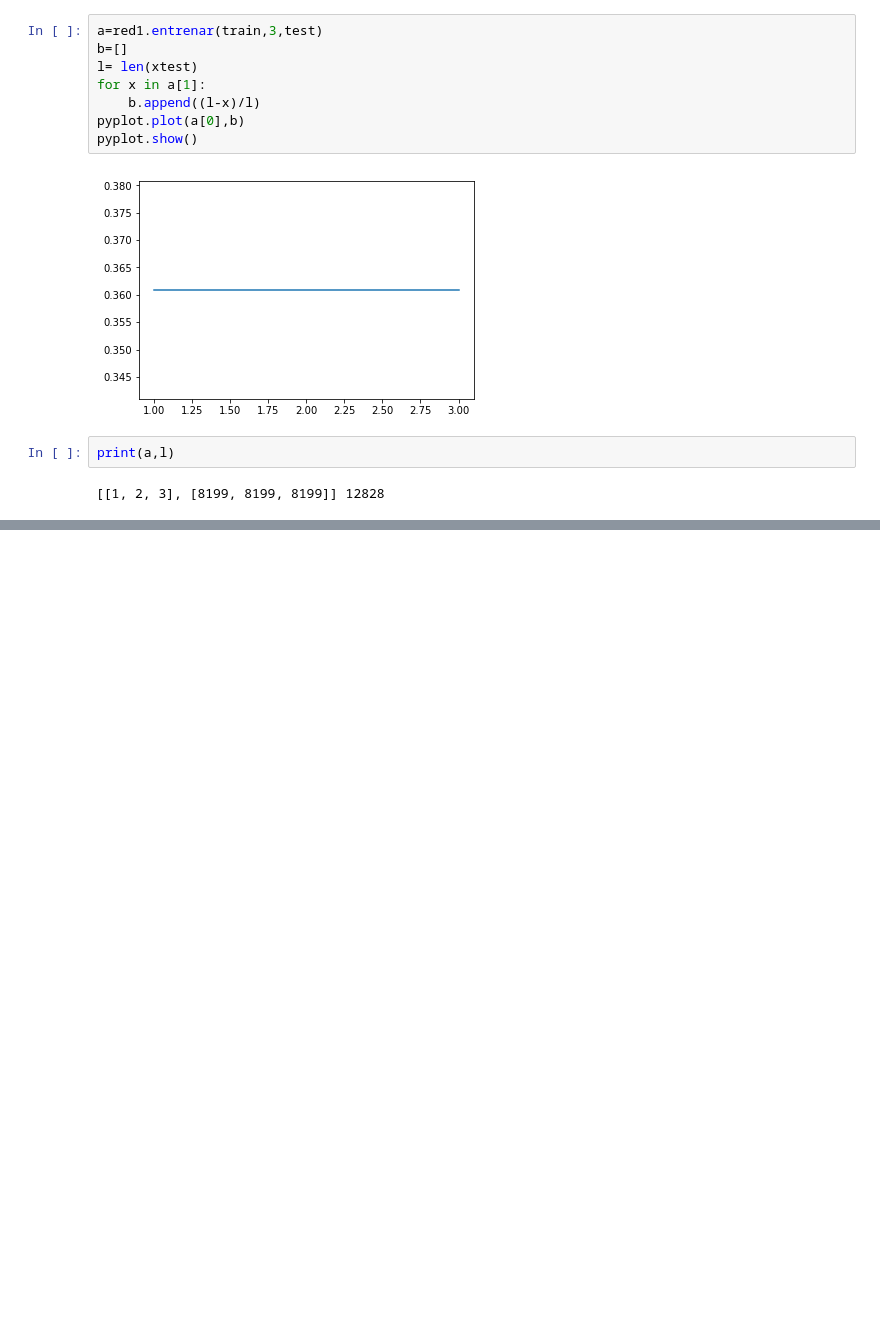
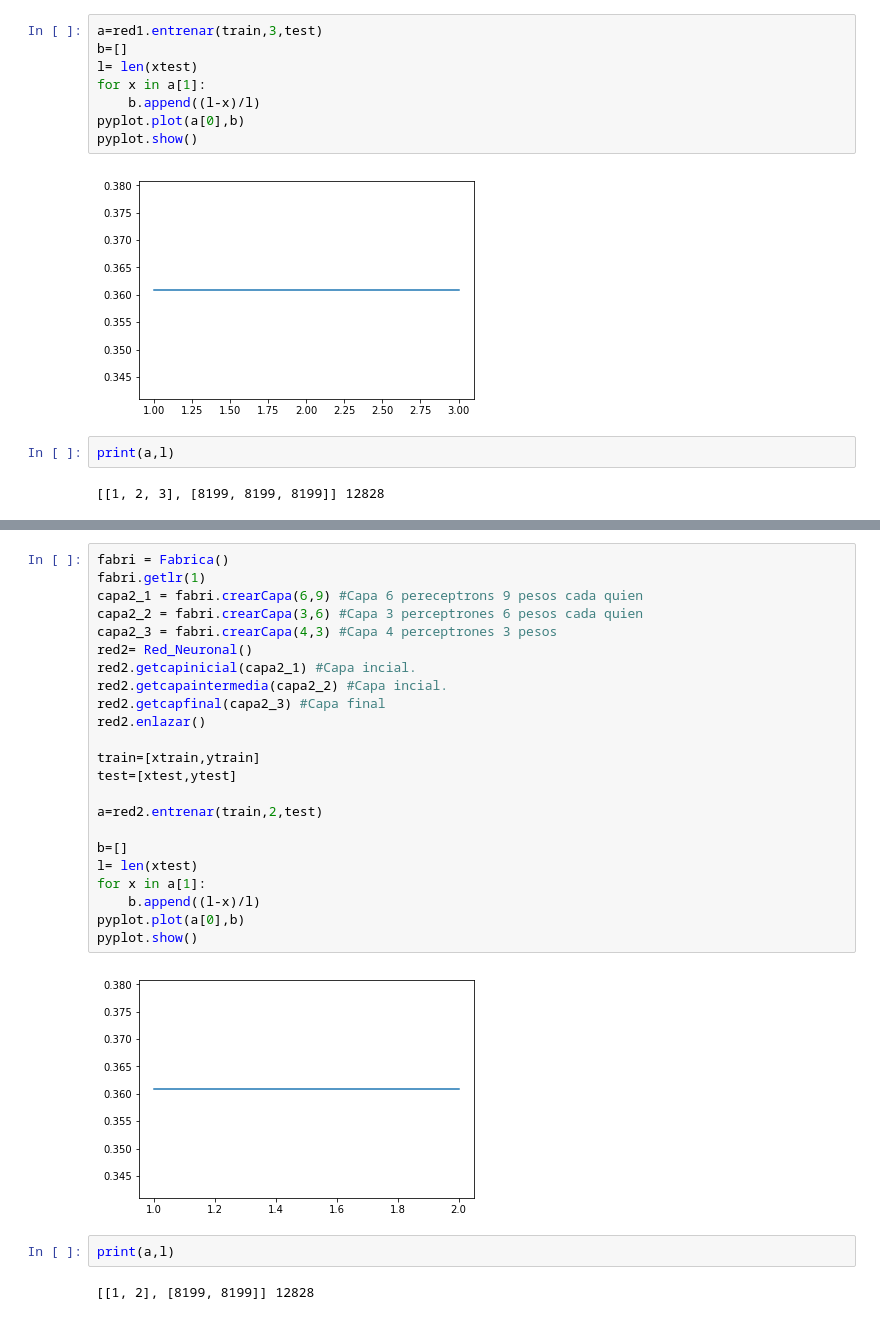
Before and after one commit to mcaballeroguillen/Redes_Neuronales, a Jupyter notebook: Red_Neuronal_1.ipynb, the cells around one changed output, grey strips where cells are left out. Cells and saved outputs as stored; diff of their text form; blank space fills up the shorter version.

```diff
--- a/Red_Neuronal_1.ipynb
+++ b/Red_Neuronal_1.ipynb
@@ -446,0 +460,29 @@ print(a,l)
+# %%
+fabri = Fabrica()
+fabri.getlr(1)
+capa2_1 = fabri.crearCapa(6,9) #Capa 6 pereceptrons 9 pesos cada quien
+capa2_2 = fabri.crearCapa(3,6) #Capa 3 perceptrones 6 pesos cada quien
+capa2_3 = fabri.crearCapa(4,3) #Capa 4 perceptrones 3 pesos
+red2= Red_Neuronal()
+red2.getcapinicial(capa2_1) #Capa incial.
+red2.getcapaintermedia(capa2_2) #Capa incial.
+red2.getcapfinal(capa2_3) #Capa final
+red2.enlazar()
+
+train=[xtrain,ytrain]
+test=[xtest,ytest]
+
+a=red2.entrenar(train,2,test)
+
+b=[]
+l= len(xtest)
+for x in a[1]:
+    b.append((l-x)/l)
+pyplot.plot(a[0],b)
+pyplot.show()
+# %% [output]
+[figure, added]
+# %%
+print(a,l)
+# %% [output]
+[[1, 2], [8199, 8199]] 12828
```
Also changed, not shown: parts of 14 cells of this notebook.
